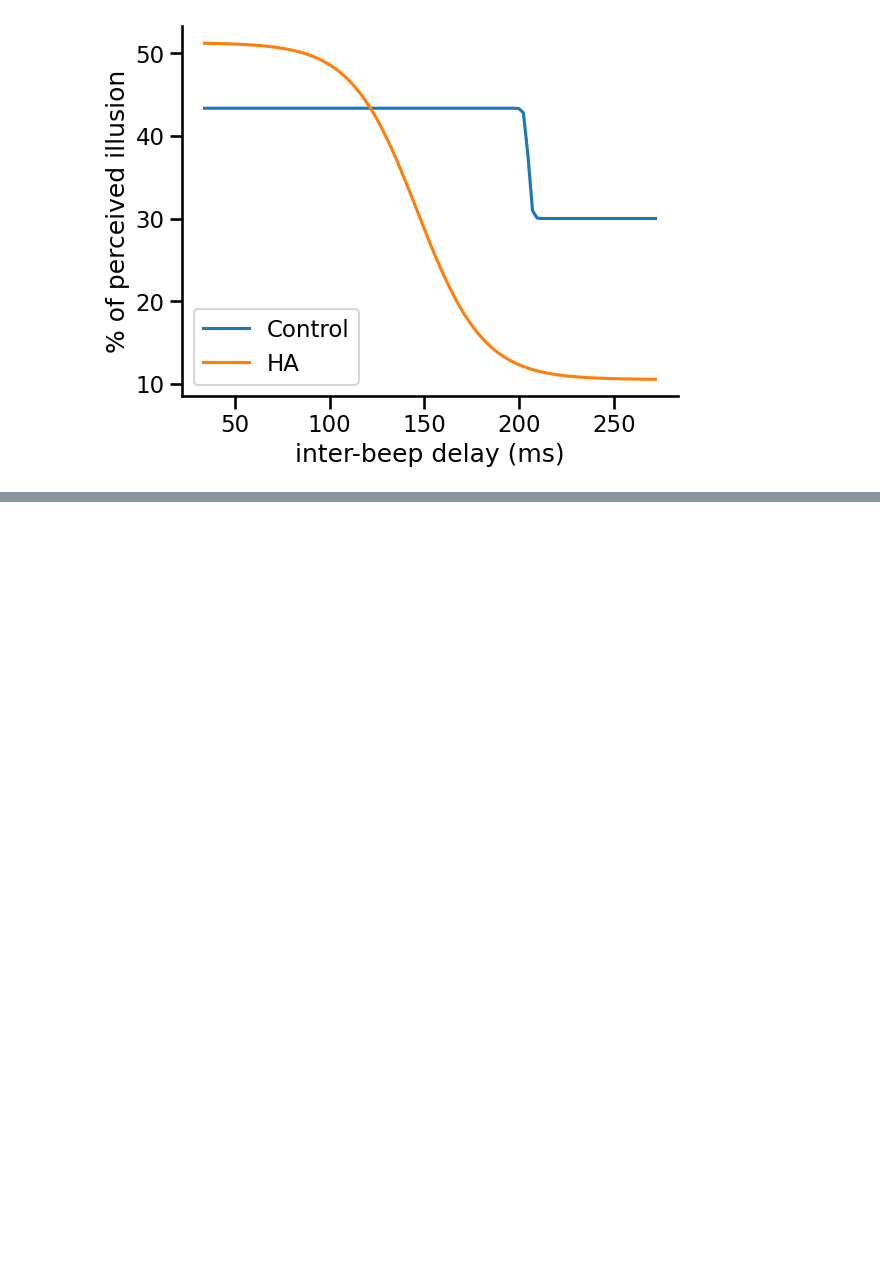
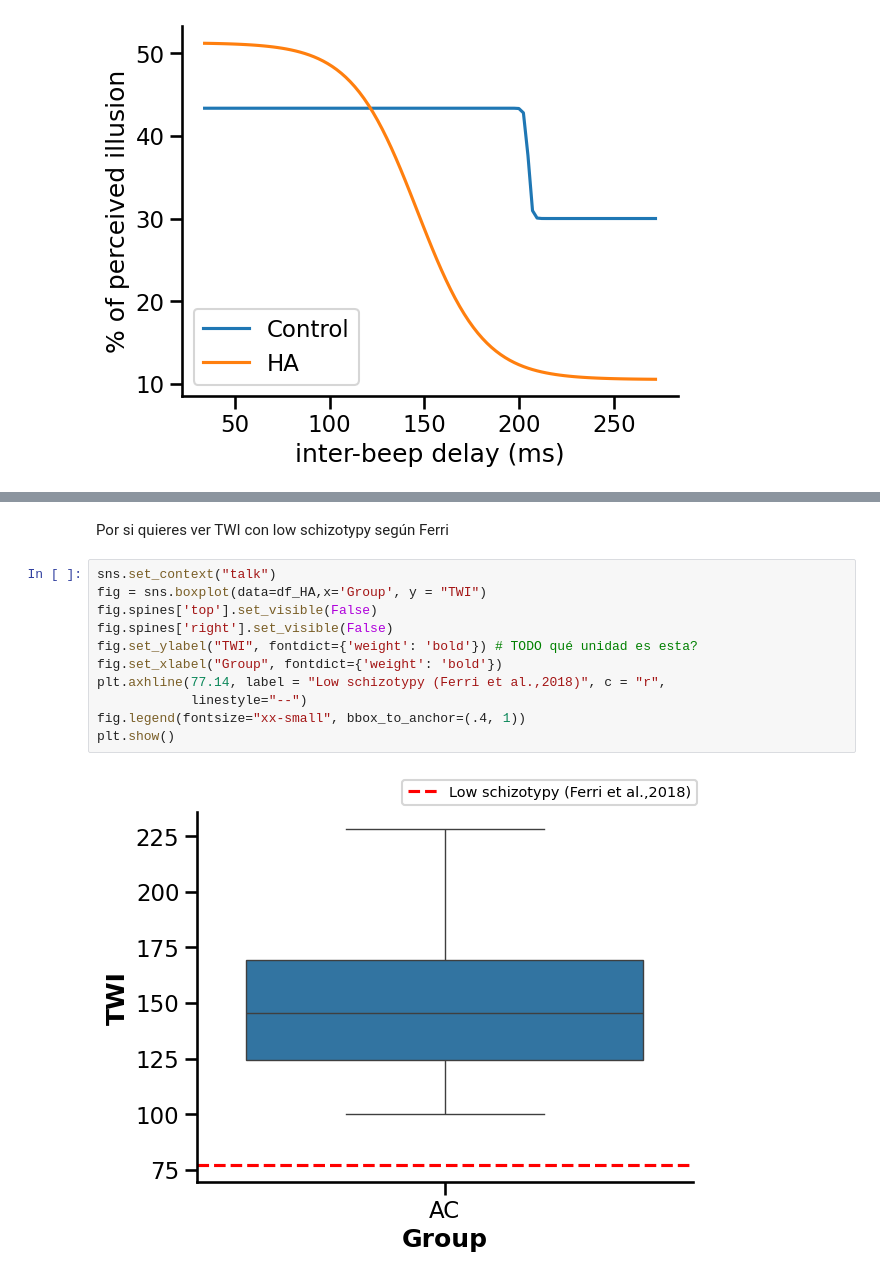
Before and after one commit to camila-maura/GIFTED-DFI, a Jupyter notebook: plots_and_analysis.ipynb, the cells around one changed output, grey strips where cells are left out. Cells and saved outputs as stored; diff of their text form; blank space fills up the shorter version.

```diff
--- a/plots_and_analysis.ipynb
+++ b/plots_and_analysis.ipynb
@@ -722,0 +832,15 @@ plt.show()
+# %% [markdown]
+Por si quieres ver TWI con low schizotypy según Ferri
+# %%
+sns.set_context("talk")
+fig = sns.boxplot(data=df_HA,x='Group', y = "TWI")
+fig.spines['top'].set_visible(False)
+fig.spines['right'].set_visible(False)
+fig.set_ylabel("TWI", fontdict={'weight': 'bold'}) # TODO qué unidad es esta?
+fig.set_xlabel("Group", fontdict={'weight': 'bold'})
+plt.axhline(77.14, label = "Low schizotypy (Ferri et al.,2018)", c = "r",
+            linestyle="--")
+fig.legend(fontsize="xx-small", bbox_to_anchor=(.4, 1))
+plt.show()
+# %% [output]
+[figure, added]
```
Also changed, not shown: parts of 26 cells of this notebook.
